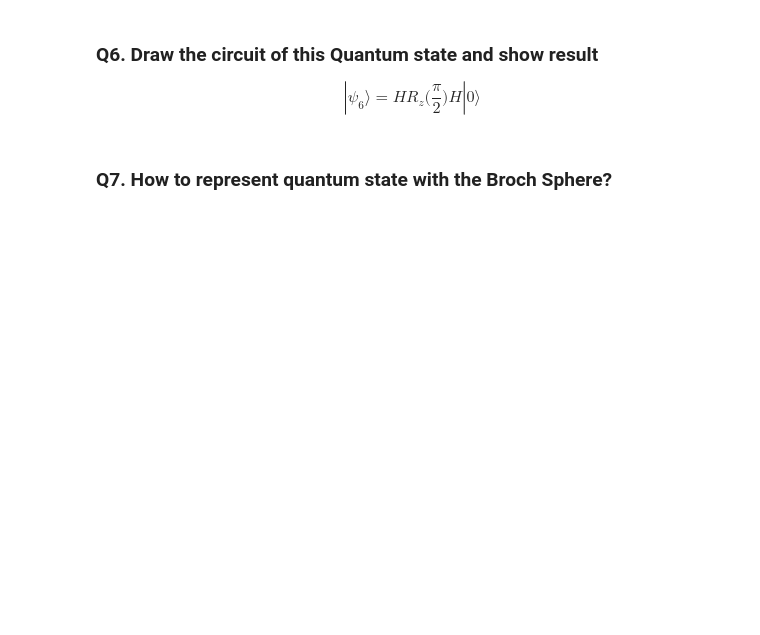
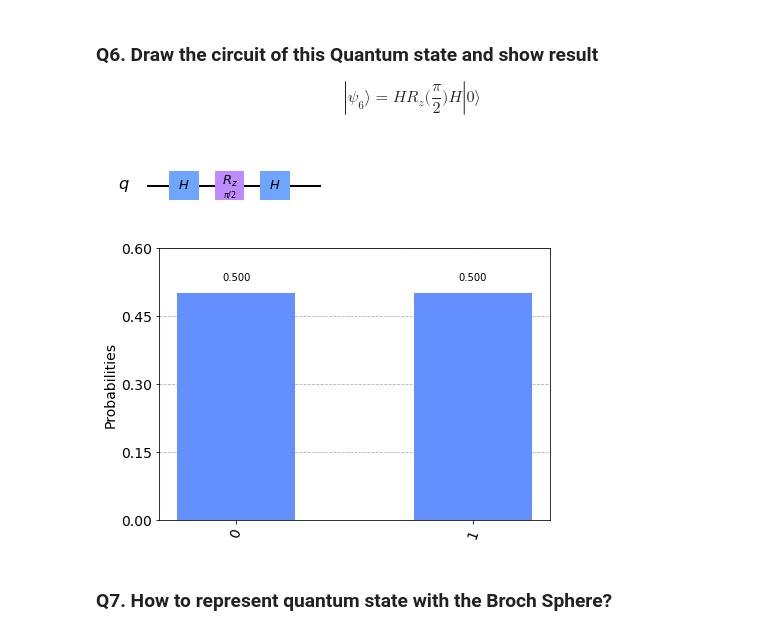
Before and after one commit to Chibikuri/Assignment, a Jupyter notebook: 1.one_qubit/Notebook.ipynb, the cells around one changed output. Saved outputs shown, nothing was run; the diff lists cells and outputs as text; code cells hidden in the pictures; blank space fills up the shorter version.

```diff
--- a/1.one_qubit/Notebook.ipynb
+++ b/1.one_qubit/Notebook.ipynb
@@ -35,5 +71,16 @@ $$|\psi_5\rangle = \frac{1}{\sqrt{2}}|0\rangle + \frac{1}{\sqrt{2}}|1\rangle$$
 ### Q6. Draw the circuit of this Quantum state and show result
 
 $$|\psi_6\rangle = HR_z\Big(\frac{\pi}{2}\Big)H|0\rangle$$
+# %%
+qc = QuantumCircuit(1)
+qc.h(0)
+qc.rz(math.pi/2, 0)
+qc.h(0)
+
+display(qc.draw(output = 'mpl'))
+plot_histogram(execute(qc, statevector).result().get_counts())
+# %% [output]
+[figure, added]
+[figure, added]
 # %% [markdown]
 ### Q7. How to represent quantum state with the Broch Sphere?
```
Also changed, not shown: parts of 9 cells of this notebook.
